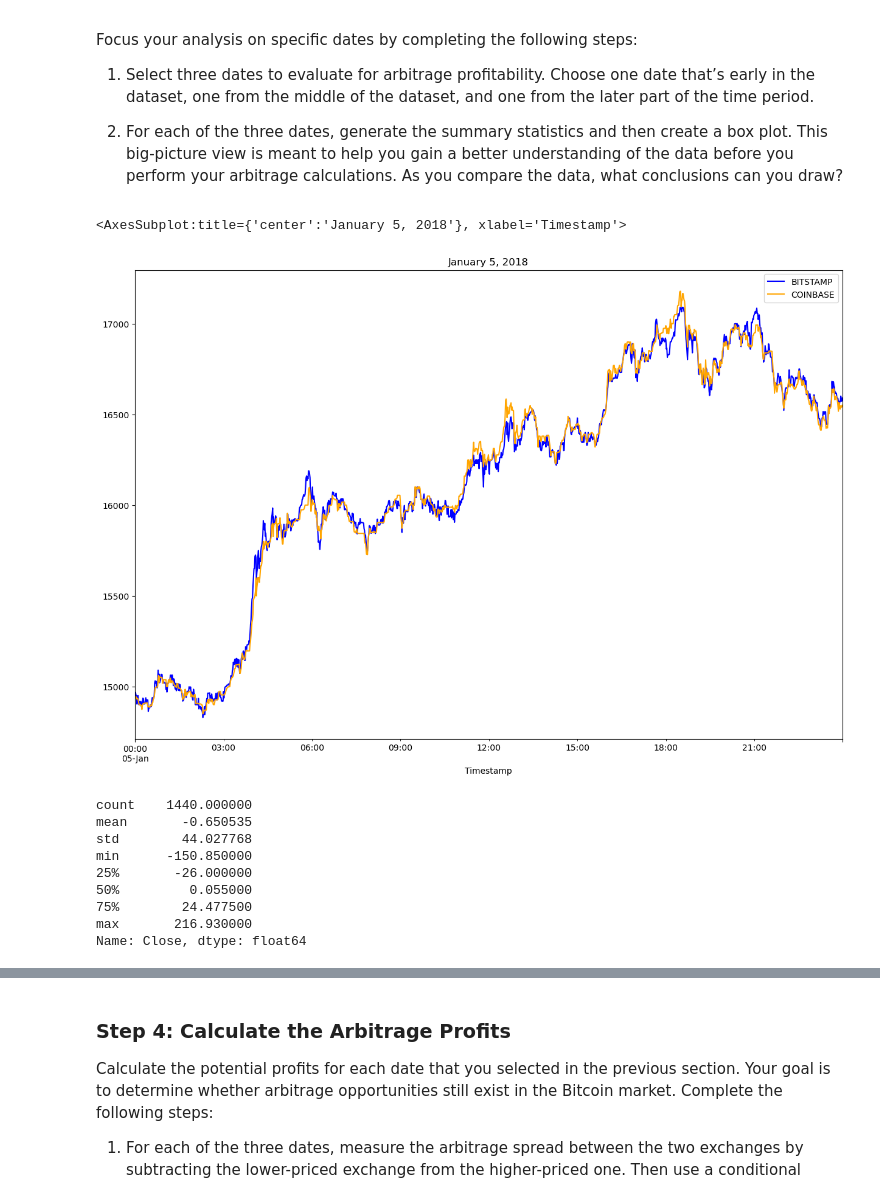
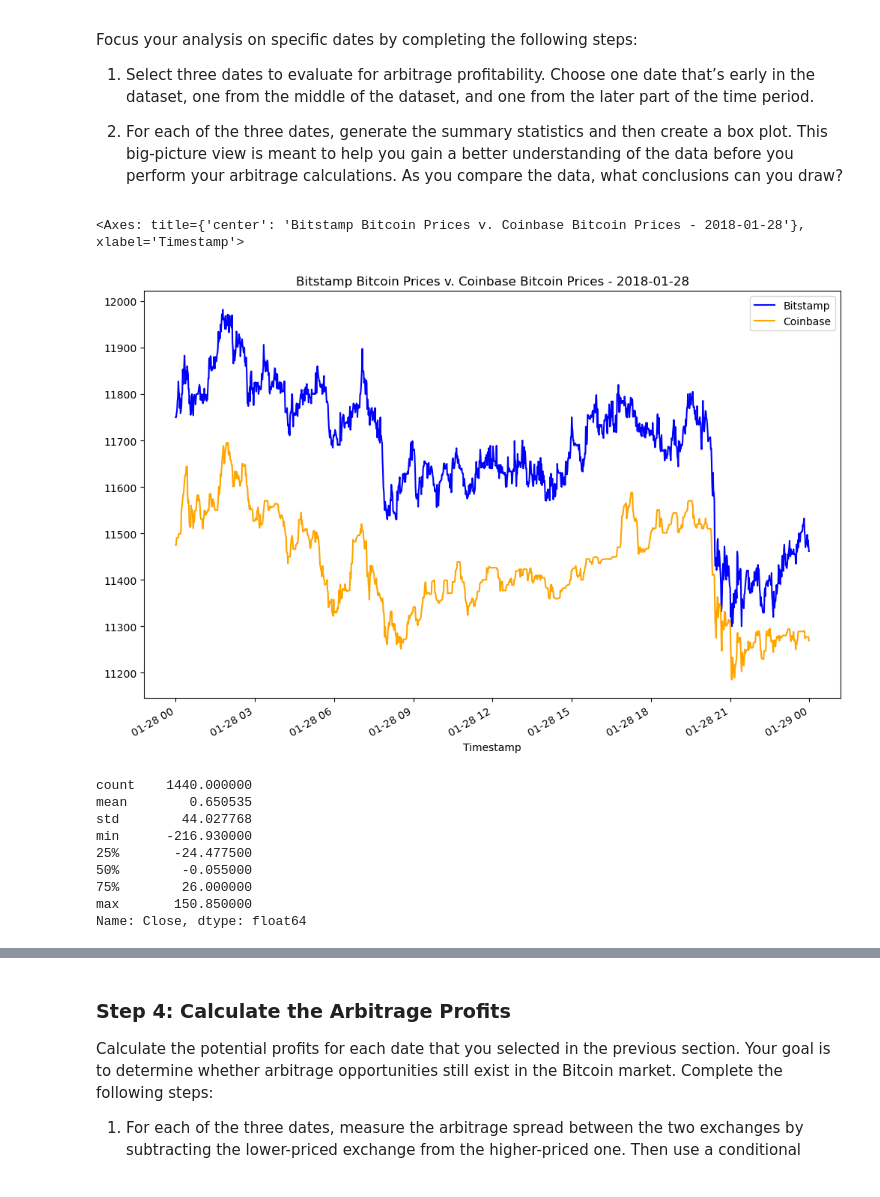
Before and after one commit to Demigodgeek/C3_Calculate_Arbitrage_Profits, a Jupyter notebook: crypto_arbitrage.ipynb, the cells around one changed output, grey strips where cells are left out. Drawn from its saved outputs; the diff is of its cells as text; code cells hidden in the pictures.

```diff
--- a/crypto_arbitrage.ipynb
+++ b/crypto_arbitrage.ipynb
@@ -222,0 +149,6 @@ dtype: object
+# %%
+# Use the str.replace function to remove the dollar sign, $
+coinbase['Close'] = coinbase['Close'].str.replace('$', '')
+# %%
+# Convert the Close data type to a float
+coinbase['Close'] = coinbase['Close'].astype(float)
@@ -242,8 +179,8 @@ Select the data you want to analyze. Use `loc` or `iloc` to select the following
 * Close
 # %%
 # Use loc or iloc to select `Timestamp (the index)` and `Close` from bitstamp DataFrame
+bitstamp = bitstamp.loc[:, ['Close']]
 
-bitstamp_sliced_df = bitstamp_df.loc[:,"Close"]
 # Review the first five rows of the DataFrame
-bitstamp_sliced_df.head()
+bitstamp.head()
 # %% [output]
@@ -257,8 +194,7 @@ Name: Close, dtype: float64
 # %%
-# Use loc or iloc to select `Timestamp (the index)` and `Close` from coinbase DataFram
-coinbase_sliced_df = coinbase_df.loc[:, "Close"]
+# Use loc or iloc to select `Timestamp (the index)` and `Close` from coinbase DataFrame
+coinbase = coinbase.loc[:, ['Close']]
 
 # Review the first five rows of the DataFrame
-# YOUR CODE HERE
-coinbase_sliced_df.head()
+coinbase.head()
 # %% [output]
@@ -385,28 +322,29 @@ Focus your analysis on specific dates by completing the following steps:
 # %%
 # Create an overlay plot that visualizes the two dataframes over a period of one day early in the dataset.
 # Be sure that the plots include the parameters `legend`, `figsize`, `title`, `color` and `label`
-# YOUR CODE HERE
-bitstamp_sliced_df.loc['2018-01-5'].plot(
-    legend=True, figsize=(15, 10), title="January 5, 2018", color="blue", label="BITSTAMP")
-coinbase_sliced_df.loc['2018-01-5'].plot(
-    legend=True, figsize=(15, 10), color="orange", label="COINBASE")
+bitstamp['Close'].loc['2018-01-28'].plot(
+    legend=True, figsize=(12,8), title='Bitstamp Bitcoin Prices v. Coinbase Bitcoin Prices - 2018-01-28', color='blue', label='Bitstamp')
+coinbase['Close'].loc['2018-01-28'].plot(
+    legend=True, figsize=(12,8), color='orange', label='Coinbase')
 # %% [output]
-<AxesSubplot:title={'center':'January 5, 2018'}, xlabel='Timestamp'>
+<Axes: title={'center': 'Bitstamp Bitcoin Prices v. Coinbase Bitcoin Prices - 2018-01-28'}, xlabel='Timestamp'>
-[figure, old version]
+[figure, new version]
 # %%
 # Using the early date that you have selected, calculate the arbitrage spread
 # by subtracting the bitstamp lower closing prices from the coinbase higher closing prices
-arbitrage_spread_early = bitstamp_sliced_df.loc['2018-01-05']- coinbase_sliced_df.loc['2018-01-05']
+arbitrage_spread_early = coinbase['Close'].loc['2018-01-05'] - bitstamp['Close'].loc['2018-01-05']
+
+# Generate summary statistics for the early DataFrame
 arbitrage_spread_early.describe()
 # %% [output]
 count    1440.000000
-mean       -0.650535
+mean        0.650535
 std        44.027768
-min      -150.850000
-25%       -26.000000
-50%         0.055000
-75%        24.477500
-max       216.930000
+min      -216.930000
+25%       -24.477500
+50%        -0.055000
+75%        26.000000
+max       150.850000
 Name: Close, dtype: float64
 # %%
 # Visualize the arbitrage spread from early in the dataset in a box plot
```
Also changed, not shown: parts of 75 cells of this notebook.
